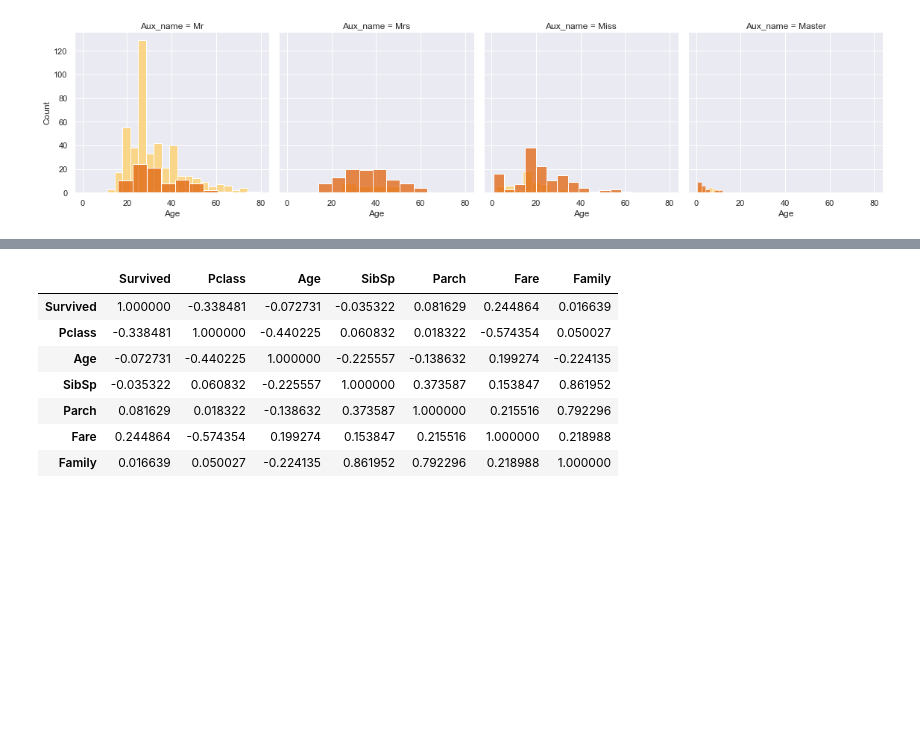
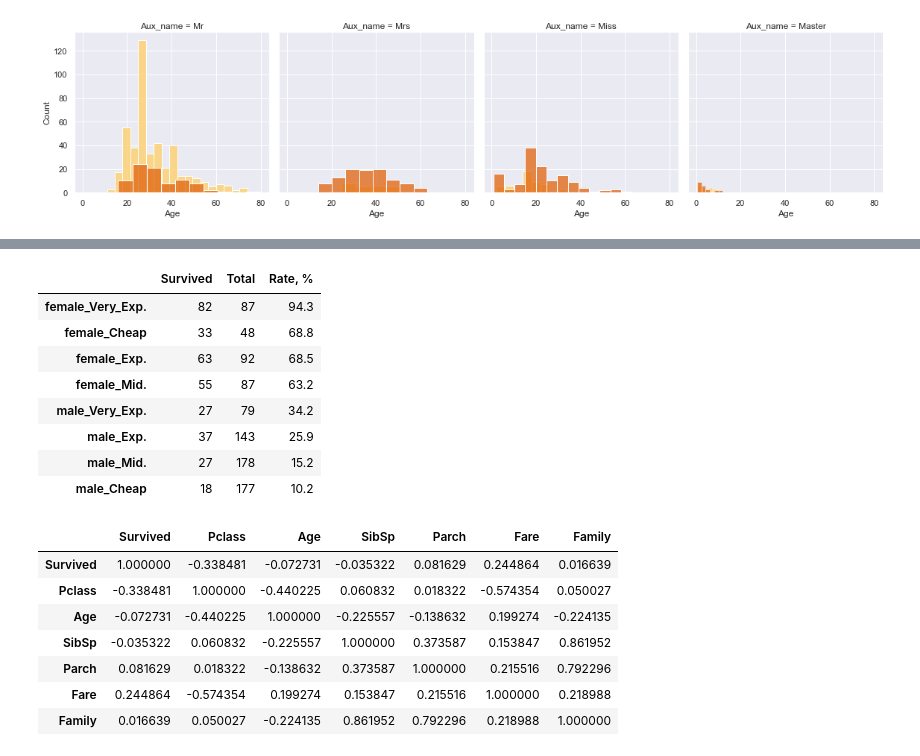
Before and after one commit to bronkaeux/titanik_data_research, a Jupyter notebook: titanik_research.ipynb, the cells around one changed output, grey strips where cells are left out. Drawn from its saved outputs; the diff is of its cells as text; code cells hidden in the pictures; blank space fills up the shorter version.

```diff
--- a/titanik_research.ipynb
+++ b/titanik_research.ipynb
@@ -689,3 +696,26 @@ g. map (sns.histplot , 'Age')
+# %%
+cat1_name_df = pd.DataFrame({
+    "Survived":
+    df[df['Survived'] == 1.0]['Cat_1'].value_counts(),
+    "Total":
+    df[df['Survived'].notnull()==True]['Cat_1'].value_counts(),
+    "Rate, %":
+    round(df[df['Survived'] == 1.0]['Cat_1'].value_counts()/\
+    df[df['Survived'].notnull()==True]['Cat_1'].value_counts()\
+    *100, 1)
+})
+
+cat1_name_df.sort_values('Rate, %', ascending=False)
+# %% [output]
+|  | Survived | Total | Rate, % |
+| female_Very_Exp. | 82 | 87 | 94.3 |
+| female_Cheap | 33 | 48 | 68.8 |
+| female_Exp. | 63 | 92 | 68.5 |
+| female_Mid. | 55 | 87 | 63.2 |
+| male_Very_Exp. | 27 | 79 | 34.2 |
+| male_Exp. | 37 | 143 | 25.9 |
+| male_Mid. | 27 | 178 | 15.2 |
+| male_Cheap | 18 | 177 | 10.2 |
 # %%
 df.drop(['PassengerId','Name', 'Ticket'], axis=1, inplace=True)
 # %%
```
Also changed, not shown: parts of 21 cells of this notebook, 1 other file.
